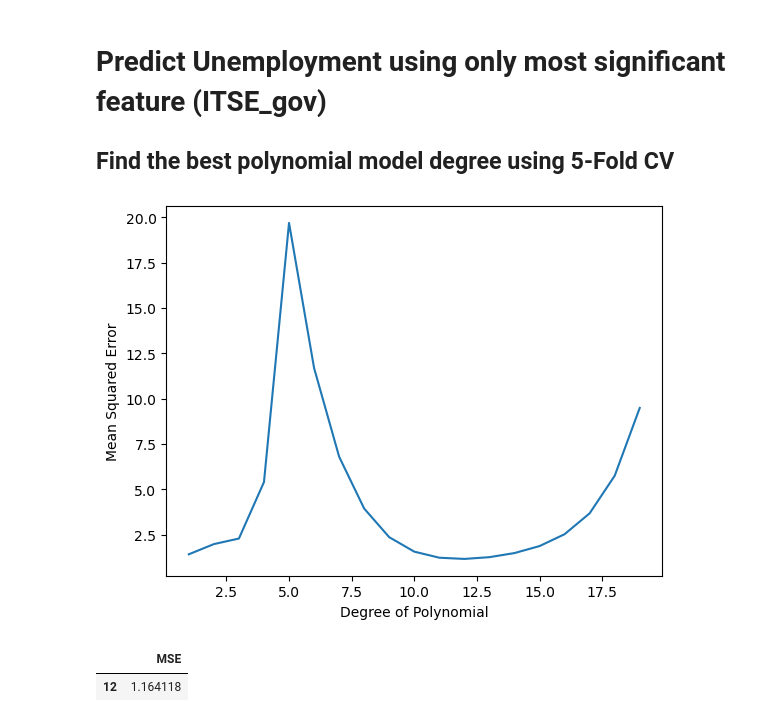
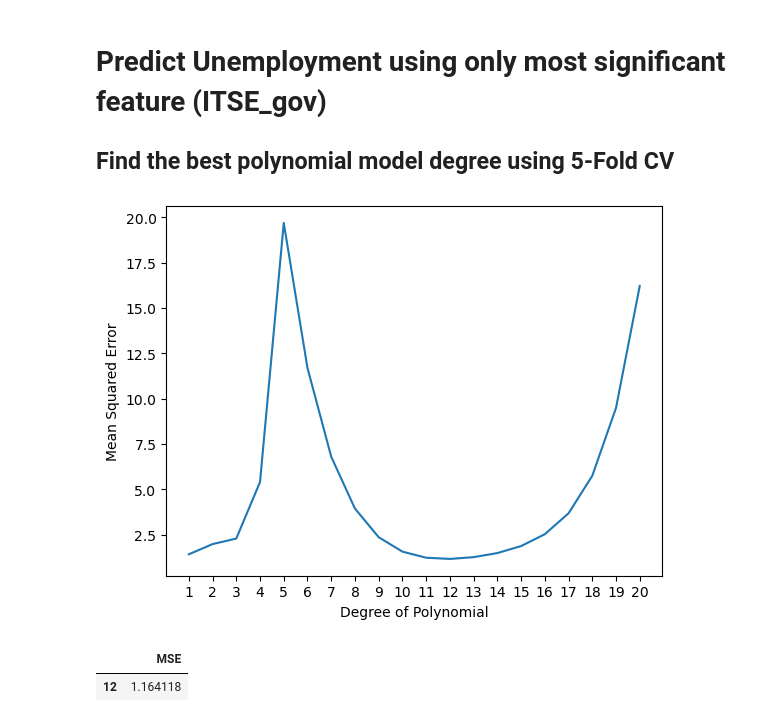
Before and after one commit to gso5699/Predicting-Unemployment-MSCI446-Project-, a Jupyter notebook: gloria_test.ipynb, the cells around one changed output. Saved outputs shown, nothing was run; the diff lists cells and outputs as text; code cells hidden in the pictures.

```diff
--- a/gloria_test.ipynb
+++ b/gloria_test.ipynb
@@ -186,7 +174,7 @@ Top 10 most significant features (in order of significance):
 # %%
 MSEs = []
 # Fit model and collect performance iteratively
-for i in range(1,20):
+for i in range(1,21):
     # Fit a Linear Regression model
     poly   = PolynomialFeatures (degree=i, include_bias=False)
     X_poly = poly.fit_transform(X['ITSE_gov'].to_numpy().reshape(-1,1))
@@ -199,14 +187,15 @@ for i in range(1,20):
     MSEs.append(mse_avg)
 # %%
 # Plot MSE vs Degree of Polynomial
-MSEs = pd.DataFrame(MSEs, index=range(1,20), columns=['MSE'])
+MSEs = pd.DataFrame(MSEs, index=range(1,21), columns=['MSE'])
 
 MSEs.plot(legend=False)
 plt.xlabel('Degree of Polynomial')
 plt.ylabel('Mean Squared Error')
+plt.xticks(range(1, 21, 1))  # Setting xticks to range from 1 to 20 by 1
 plt.show()
 # %% [output]
-[figure, old version]
+[figure, new version]
 # %%
 # Determine the degree that gives the minimum MSE
 min_mse_degree = MSEs['MSE'].idxmin()
```
Also changed, not shown: parts of 8 cells of this notebook, 1 other file.
